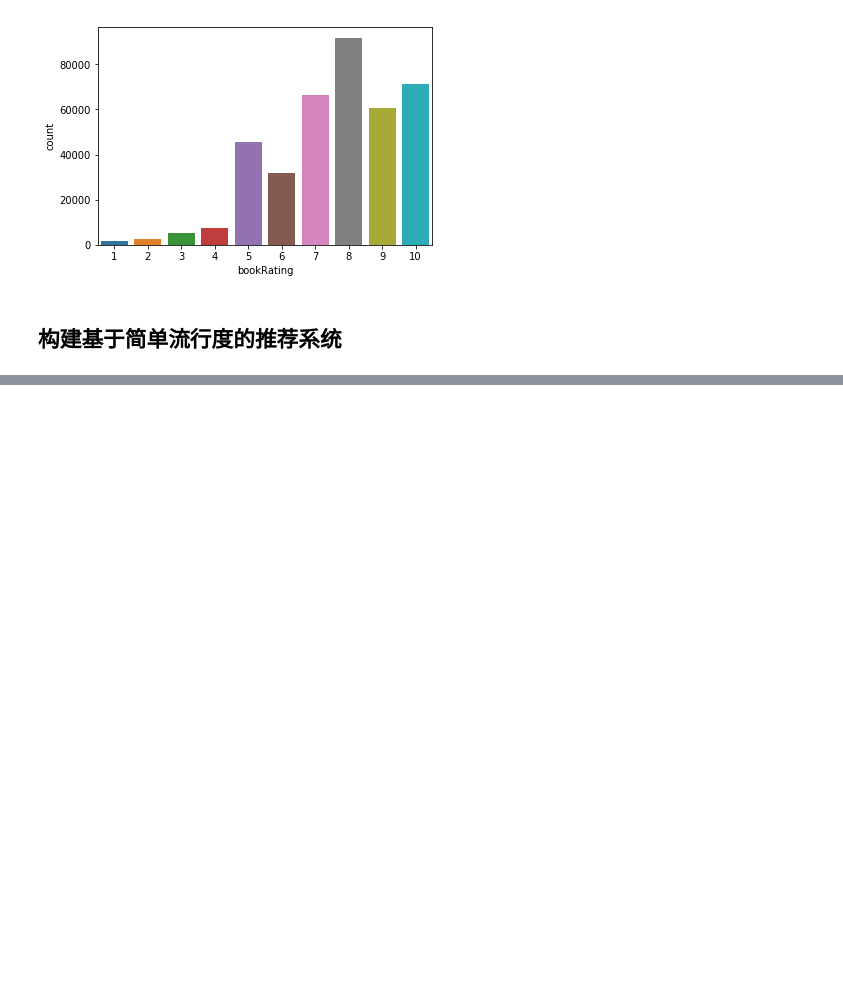
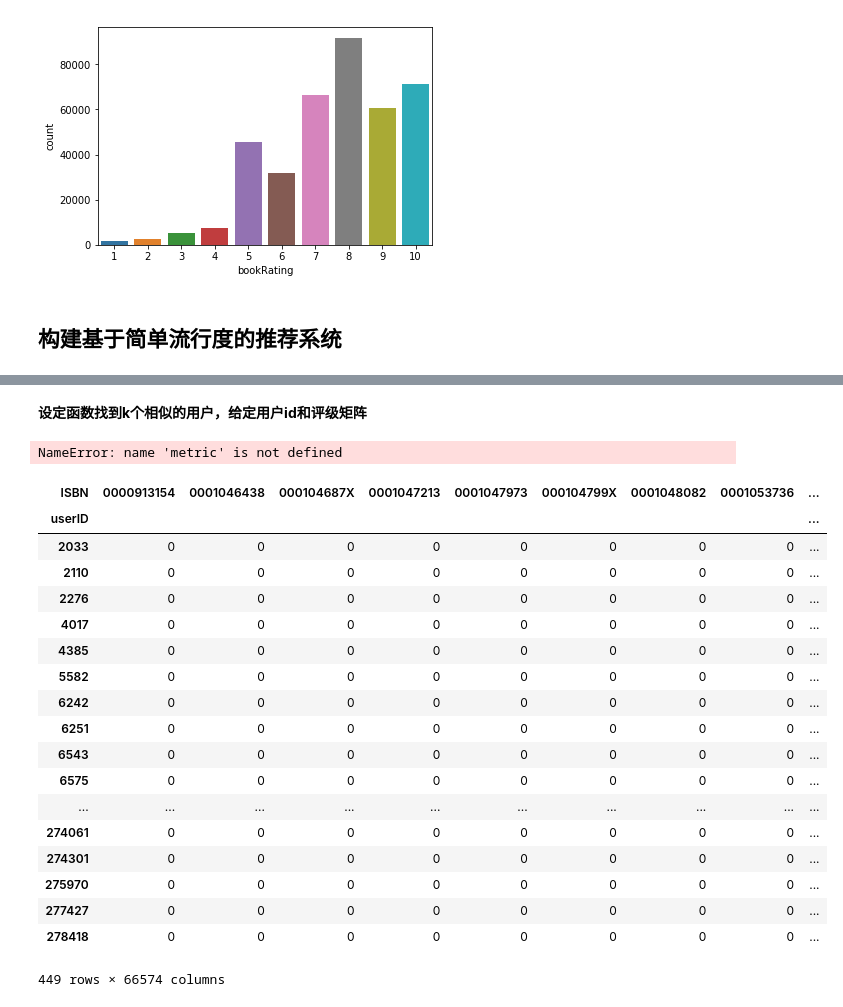
Before and after one commit to watchtree/bookRecommend, a Jupyter notebook: recommend.ipynb, the cells around one changed output, grey strips where cells are left out. Cells and saved outputs as stored; diff of their text form; code cells hidden in the pictures; blank space fills up the shorter version.

```diff
--- a/recommend.ipynb
+++ b/recommend.ipynb
@@ -427,0 +484,5 @@ sns.countplot(data=ratings_explicit , x='bookRating')
+# %%
+#userid超过100个
+count1 = ratings_explicit['userID'].value_counts()
+ratings_explicit = ratings_explicit[ratings_explicit['userID'].isin(count1[count1>=100].index)]
+#若userid存在于评分超过100个的
@@ -427,0 +498,4 @@ sns.countplot(data=ratings_explicit , x='bookRating')
+# %%
+#评分超过100个
+counts = ratings_explicit['bookRating'].value_counts()
+ratings_explicit = ratings_explicit[ratings_explicit['bookRating'].isin(counts[counts >= 100].index)]
@@ -427,0 +513,2 @@ sns.countplot(data=ratings_explicit , x='bookRating')
+# %%
+ratings_matrix = ratings_explicit.pivot(index='userID', columns='ISBN', values='bookRating')
@@ -427,0 +538,4 @@ sns.countplot(data=ratings_explicit , x='bookRating')
+# %%
+#填充空值为0
+ratings_matrix.fillna(0, inplace = True)
+ratings_matrix = ratings_matrix.astype(np.int32)
@@ -427,0 +582,33 @@ sns.countplot(data=ratings_explicit , x='bookRating')
+# %% [markdown]
+**设定函数找到k个相似的用户，给定用户id和评级矩阵**
+# %%
+def findsimilarusers(user_id, ratings, metric = metric, k = k):
+    similarties = []
+    indices = []
+    model_knn = NearestNeighbors(metric = metric, algorithm='brute')
+    #from sklearn.neighbors import NearestNeighbors
+    #用途Unsupervised learner for implementing neighbor searches.无监督的学习器实现近邻搜索
+# %% [output]
+NameError: name 'metric' is not defined
+# %%
+ratings_matrix
+# %% [output]
+| ISBN | 0000913154 | 0001046438 | 000104687X | 0001047213 | 0001047973 | 000104799X | 0001048082 | 0001053736 | ... |
+| userID |  |  |  |  |  |  |  |  | ... |
+| 2033 | 0 | 0 | 0 | 0 | 0 | 0 | 0 | 0 | ... |
+| 2110 | 0 | 0 | 0 | 0 | 0 | 0 | 0 | 0 | ... |
+| 2276 | 0 | 0 | 0 | 0 | 0 | 0 | 0 | 0 | ... |
+| 4017 | 0 | 0 | 0 | 0 | 0 | 0 | 0 | 0 | ... |
+| 4385 | 0 | 0 | 0 | 0 | 0 | 0 | 0 | 0 | ... |
+| 5582 | 0 | 0 | 0 | 0 | 0 | 0 | 0 | 0 | ... |
+| 6242 | 0 | 0 | 0 | 0 | 0 | 0 | 0 | 0 | ... |
+| 6251 | 0 | 0 | 0 | 0 | 0 | 0 | 0 | 0 | ... |
+| 6543 | 0 | 0 | 0 | 0 | 0 | 0 | 0 | 0 | ... |
+| 6575 | 0 | 0 | 0 | 0 | 0 | 0 | 0 | 0 | ... |
+| ... | ... | ... | ... | ... | ... | ... | ... | ... | ... |
+| 274061 | 0 | 0 | 0 | 0 | 0 | 0 | 0 | 0 | ... |
+| 274301 | 0 | 0 | 0 | 0 | 0 | 0 | 0 | 0 | ... |
+| 275970 | 0 | 0 | 0 | 0 | 0 | 0 | 0 | 0 | ... |
+| 277427 | 0 | 0 | 0 | 0 | 0 | 0 | 0 | 0 | ... |
+| 278418 | 0 | 0 | 0 | 0 | 0 | 0 | 0 | 0 | ... |
+449 rows × 66574 columns
```
Also changed, not shown: parts of 26 cells of this notebook, 2 other files.
